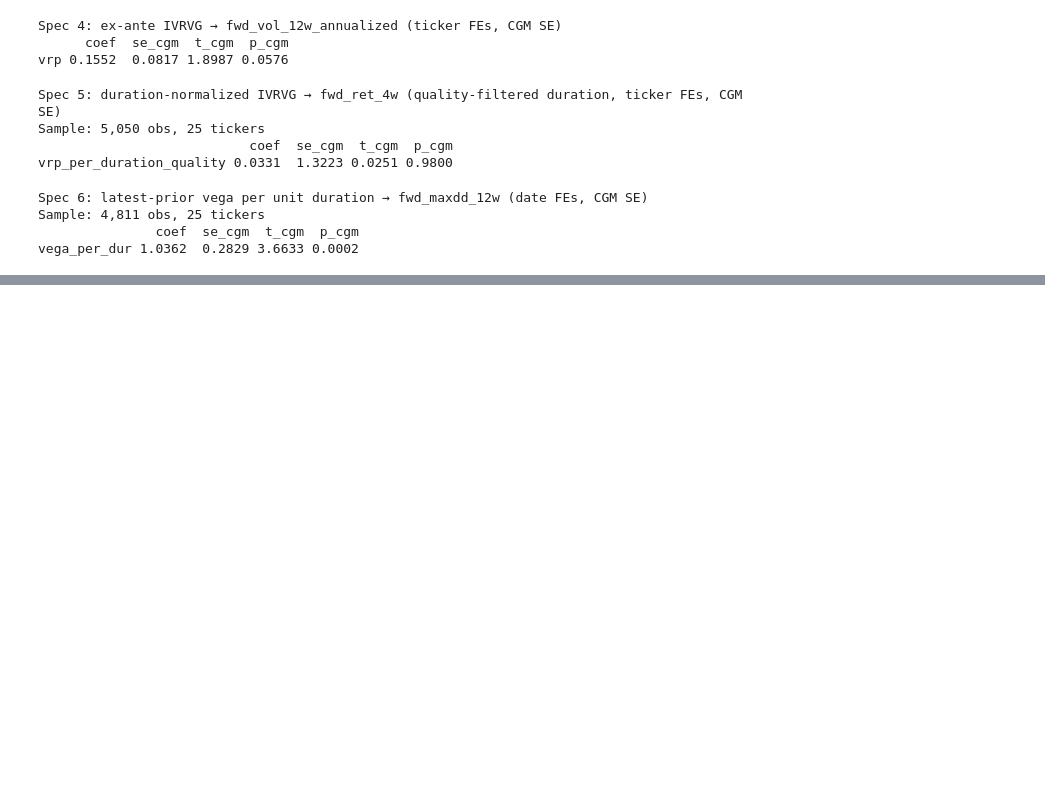
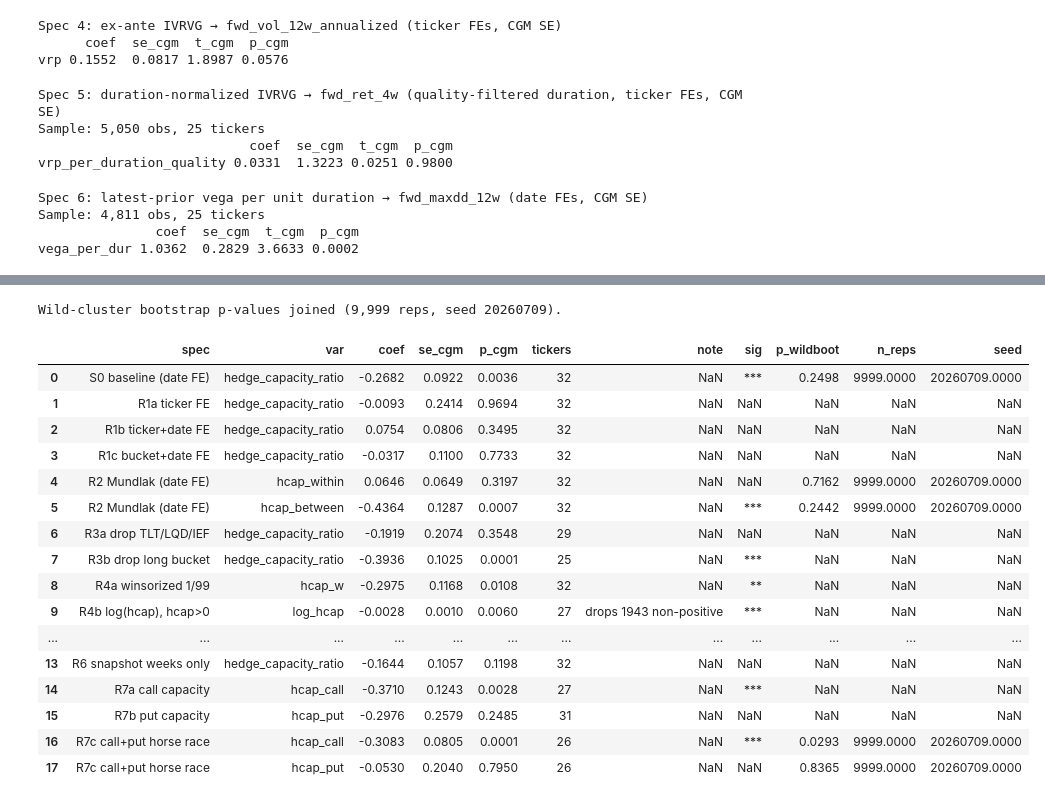
Before and after one commit to tlucius16/fixed-income-etf-macro-risk, a Jupyter notebook: notebooks/05_options_analysis.ipynb, the cells around one changed output, grey strips where cells are left out. Saved outputs shown, nothing was run; the diff lists cells and outputs as text; code cells hidden in the pictures; blank space fills up the shorter version.

```diff
--- a/notebooks/05_options_analysis.ipynb
+++ b/notebooks/05_options_analysis.ipynb
@@ -1556,0 +1129,35 @@ print(universe_tbl.round({"aum_busd": 1, "published_duration": 1, "expense_ratio
+# %%
+# ── Robustness ladder (read-only) ─────────────────────────────────────────
+# CGM ladder: scripts/06_robustness_ladder.py
+# Wild-cluster bootstrap: julia/scripts/robustness_boot.jl
+ladder = pd.read_csv(cfg.TABLES_DIR / "robustness_spec0.csv")
+boot_path = cfg.TABLES_DIR / "robustness_boot.csv"
+if boot_path.exists():
+    boot = pd.read_csv(boot_path)
+    ladder = ladder.merge(boot[["spec", "var", "p_wildboot", "n_reps", "seed"]],
+                          on=["spec", "var"], how="left")
+    print(f"Wild-cluster bootstrap p-values joined ({int(boot['n_reps'].iloc[0]):,} reps, "
+          f"seed {int(boot['seed'].iloc[0])}).")
+else:
+    print("robustness_boot.csv absent — CGM-only ladder "
+          "(run julia/scripts/robustness_boot.jl).")
+display(ladder.round(4))
+# %% [output]
+Wild-cluster bootstrap p-values joined (9,999 reps, seed 20260709).
+|  | spec | var | coef | se_cgm | p_cgm | tickers | note | sig | p_wildboot | n_reps | seed |
+| 0 | S0 baseline (date FE) | hedge_capacity_ratio | -0.2682 | 0.0922 | 0.0036 | 32 | NaN | *** | 0.2498 | 9999.0000 | 20260709.0000 |
+| 1 | R1a ticker FE | hedge_capacity_ratio | -0.0093 | 0.2414 | 0.9694 | 32 | NaN | NaN | NaN | NaN | NaN |
+| 2 | R1b ticker+date FE | hedge_capacity_ratio | 0.0754 | 0.0806 | 0.3495 | 32 | NaN | NaN | NaN | NaN | NaN |
+| 3 | R1c bucket+date FE | hedge_capacity_ratio | -0.0317 | 0.1100 | 0.7733 | 32 | NaN | NaN | NaN | NaN | NaN |
+| 4 | R2 Mundlak (date FE) | hcap_within | 0.0646 | 0.0649 | 0.3197 | 32 | NaN | NaN | 0.7162 | 9999.0000 | 20260709.0000 |
+| 5 | R2 Mundlak (date FE) | hcap_between | -0.4364 | 0.1287 | 0.0007 | 32 | NaN | *** | 0.2442 | 9999.0000 | 20260709.0000 |
+| 6 | R3a drop TLT/LQD/IEF | hedge_capacity_ratio | -0.1919 | 0.2074 | 0.3548 | 29 | NaN | NaN | NaN | NaN | NaN |
+| 7 | R3b drop long bucket | hedge_capacity_ratio | -0.3936 | 0.1025 | 0.0001 | 25 | NaN | *** | NaN | NaN | NaN |
+| 8 | R4a winsorized 1/99 | hcap_w | -0.2975 | 0.1168 | 0.0108 | 32 | NaN | ** | NaN | NaN | NaN |
+| 9 | R4b log(hcap), hcap>0 | log_hcap | -0.0028 | 0.0010 | 0.0060 | 27 | drops 1943 non-positive | *** | NaN | NaN | NaN |
+| ... | ... | ... | ... | ... | ... | ... | ... | ... | ... | ... | ... |
+| 13 | R6 snapshot weeks only | hedge_capacity_ratio | -0.1644 | 0.1057 | 0.1198 | 32 | NaN | NaN | NaN | NaN | NaN |
+| 14 | R7a call capacity | hcap_call | -0.3710 | 0.1243 | 0.0028 | 27 | NaN | *** | NaN | NaN | NaN |
+| 15 | R7b put capacity | hcap_put | -0.2976 | 0.2579 | 0.2485 | 31 | NaN | NaN | NaN | NaN | NaN |
+| 16 | R7c call+put horse race | hcap_call | -0.3083 | 0.0805 | 0.0001 | 26 | NaN | *** | 0.0293 | 9999.0000 | 20260709.0000 |
+| 17 | R7c call+put horse race | hcap_put | -0.0530 | 0.2040 | 0.7950 | 26 | NaN | NaN | 0.8365 | 9999.0000 | 20260709.0000 |
```
Also changed, not shown: parts of 28 cells of this notebook, 7 other files.
